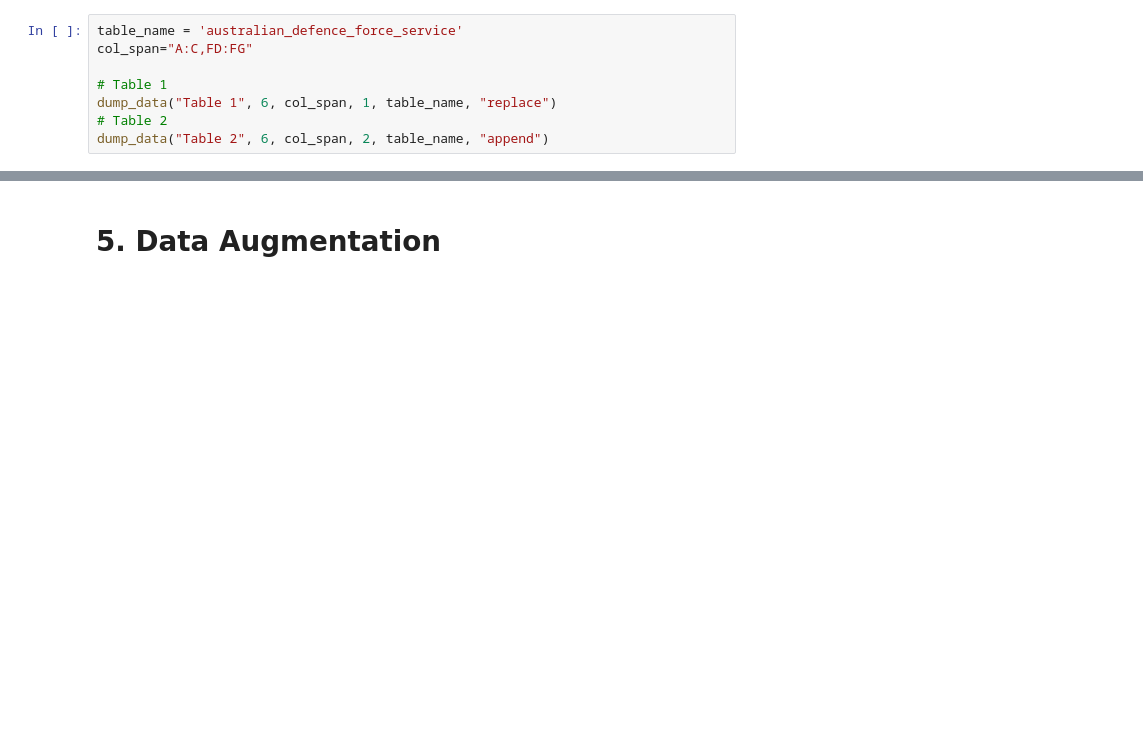
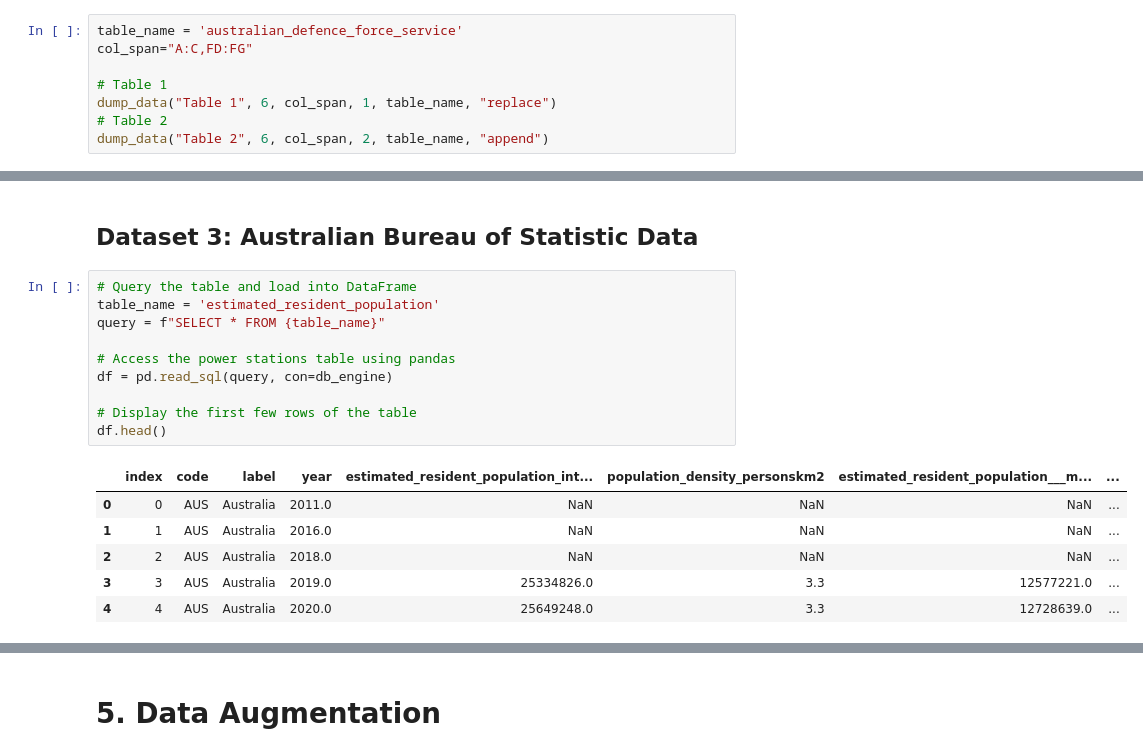
Before and after one commit to mnaufaldr01/de-assignment-1, a Jupyter notebook: assignment1.ipynb, the cells around one changed output, grey strips where cells are left out. Drawn from its saved outputs; the diff is of its cells as text; blank space fills up the shorter version.

```diff
--- a/assignment1.ipynb
+++ b/assignment1.ipynb
@@ -522,0 +786,19 @@ dump_data("Table 2", 6, col_span, 2, table_name, "append")
+# %% [markdown]
+## Dataset 3: Australian Bureau of Statistic Data
+# %%
+# Query the table and load into DataFrame
+table_name = 'estimated_resident_population'
+query = f"SELECT * FROM {table_name}"
+
+# Access the power stations table using pandas
+df = pd.read_sql(query, con=db_engine)
+
+# Display the first few rows of the table
+df.head()
+# %% [output]
+|  | index | code | label | year | estimated_resident_population_int... | population_density_personskm2 | estimated_resident_population___m... | ... |
+| 0 | 0 | AUS | Australia | 2011.0 | NaN | NaN | NaN | ... |
+| 1 | 1 | AUS | Australia | 2016.0 | NaN | NaN | NaN | ... |
+| 2 | 2 | AUS | Australia | 2018.0 | NaN | NaN | NaN | ... |
+| 3 | 3 | AUS | Australia | 2019.0 | 25334826.0 | 3.3 | 12577221.0 | ... |
+| 4 | 4 | AUS | Australia | 2020.0 | 25649248.0 | 3.3 | 12728639.0 | ... |
```
Also changed, not shown: parts of 39 cells of this notebook.
